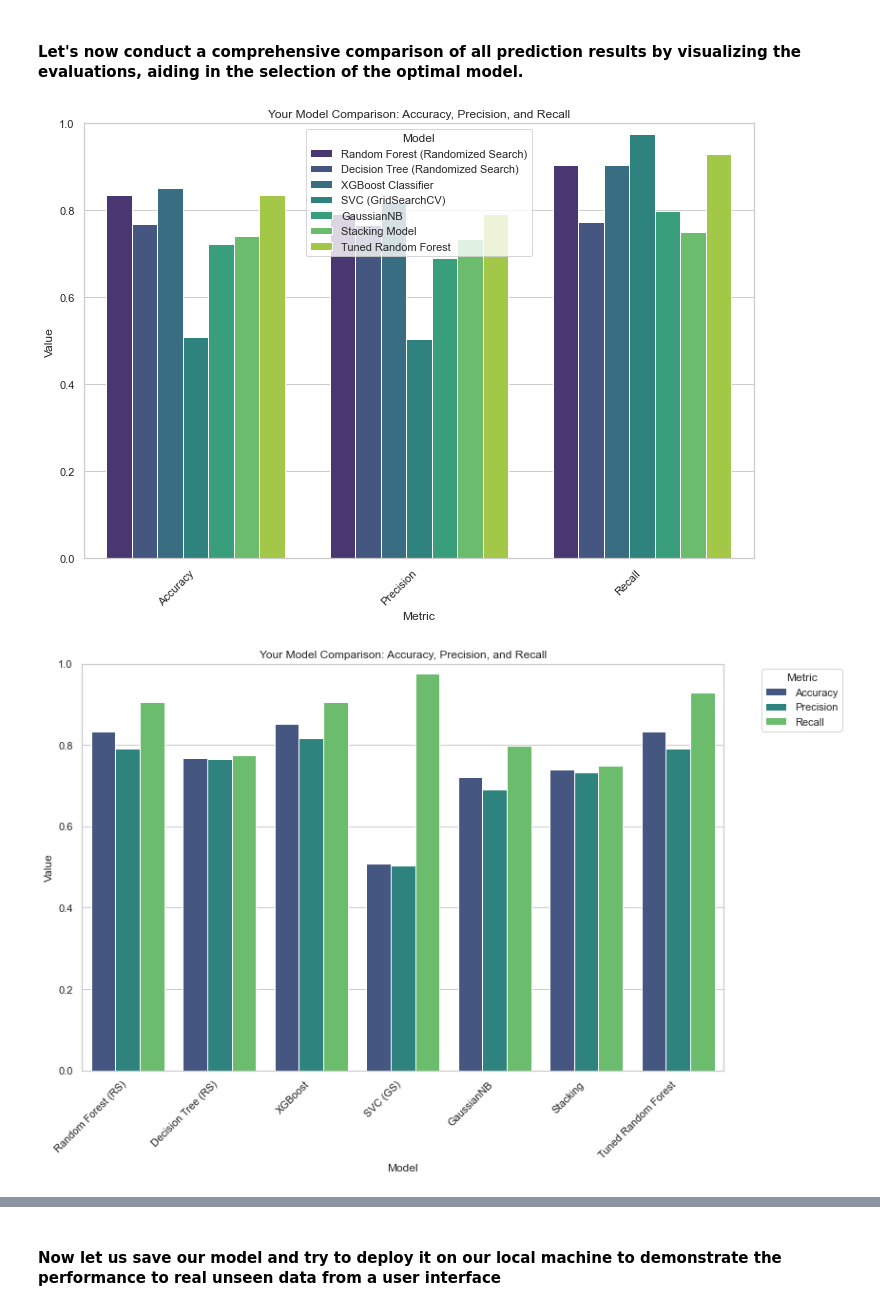
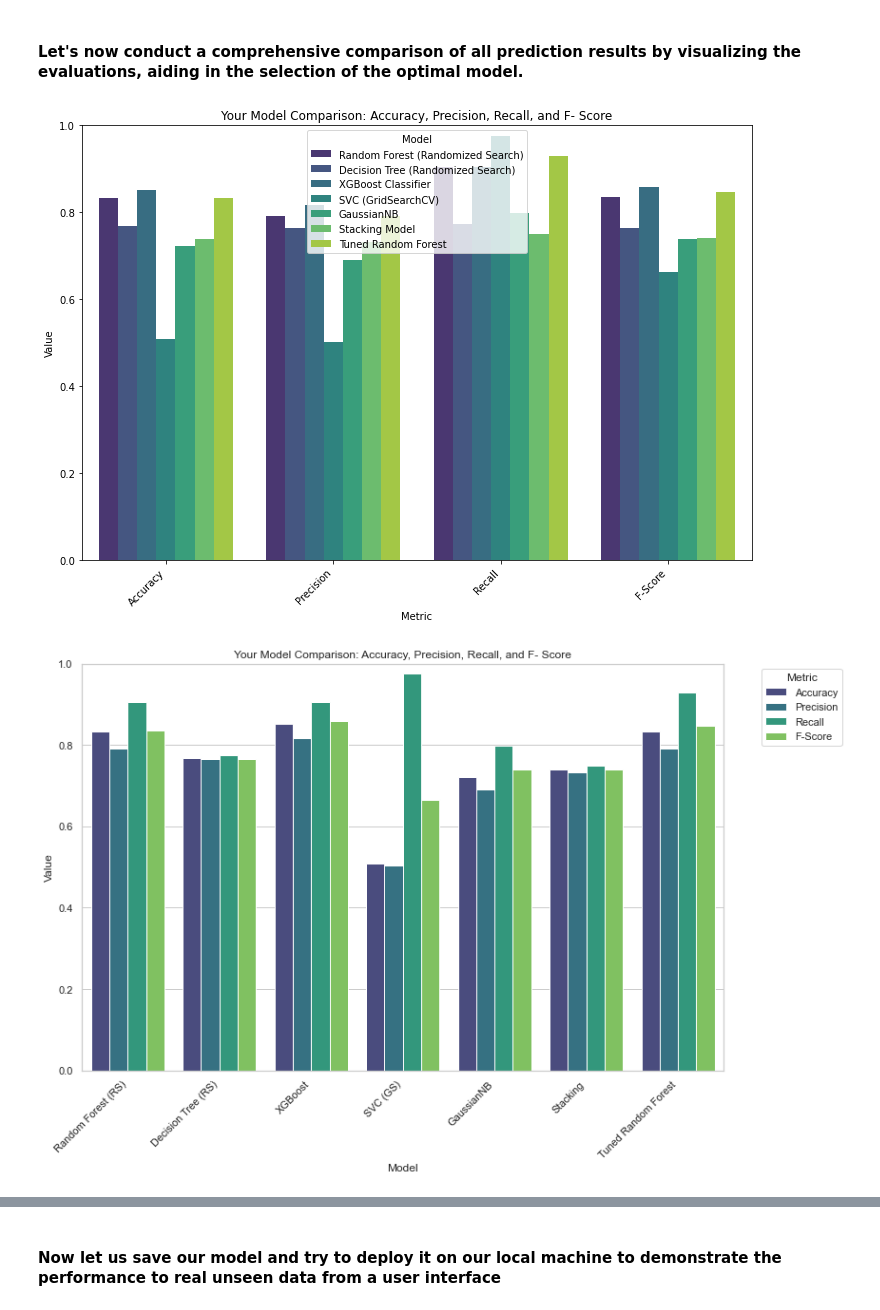
Before and after one commit to Affuya/LHL_CAPSTONE_JASPER, a Jupyter notebook: VERSION_2.ipynb, the cells around one changed output, grey strips where cells are left out. Drawn from its saved outputs; the diff is of its cells as text; code cells hidden in the pictures.

```diff
--- a/VERSION_2.ipynb
+++ b/VERSION_2.ipynb
@@ -1002,31 +1120,32 @@ This did not perform as well as the others
 # %%
 import matplotlib.pyplot as plt
 import seaborn as sns
 import pandas as pd
 
 # Your results
 your_results = {
     'Model': ['Random Forest (Randomized Search)', 'Decision Tree (Randomized Search)', 'XGBoost Classifier', 'SVC (GridSearchCV)', 'GaussianNB', 'Stacking Model', 'Tuned Random Forest'],
     'Accuracy': [0.834, 0.769, 0.852, 0.509, 0.722, 0.740, 0.834],
     'Precision': [0.792, 0.765, 0.818, 0.503, 0.691, 0.733, 0.792],
-    'Recall': [0.905, 0.774, 0.905, 0.976, 0.798, 0.750, 0.929]
+    'Recall': [0.905, 0.774, 0.905, 0.976, 0.798, 0.750, 0.929],
+    'F-Score': [0.836, 0.765, 0.859, 0.664, 0.740, 0.741, 0.848]
 }
 
 # Create a DataFrame
 your_results_df = pd.DataFrame(your_results)
 
 # Melt the DataFrame for better visualization
 melted_your_results = pd.melt(your_results_df, id_vars='Model', var_name='Metric', value_name='Value')
 
 # Plot using seaborn
 plt.figure(figsize=(12, 8))
 sns.barplot(x='Metric', y='Value', hue='Model', data=melted_your_results, palette='viridis')
-plt.title('Your Model Comparison: Accuracy, Precision, and Recall')
+plt.title('Your Model Comparison: Accuracy, Precision, Recall, and F- Score')
 plt.ylim(0, 1)  # Set y-axis limit to better compare values
 plt.xticks(rotation=45, ha='right')  # Rotate x-axis labels for better readability
 plt.show()
 # %% [output]
-[figure, old version]
+[figure, new version]
 # %%
 import matplotlib.pyplot as plt
 import pandas as pd
@@ -1037,7 +1156,8 @@ your_results = {
     'Model': ['Random Forest (RS)', 'Decision Tree (RS)', 'XGBoost', 'SVC (GS)', 'GaussianNB', 'Stacking', 'Tuned Random Forest'],
     'Accuracy': [0.834, 0.769, 0.852, 0.509, 0.722, 0.740, 0.834],
     'Precision': [0.792, 0.765, 0.818, 0.503, 0.691, 0.733, 0.792],
-    'Recall': [0.905, 0.774, 0.905, 0.976, 0.798, 0.750, 0.929]
+    'Recall': [0.905, 0.774, 0.905, 0.976, 0.798, 0.750, 0.929],
+    'F-Score': [0.836, 0.765, 0.859, 0.664, 0.740, 0.741, 0.848]
 }
 
 # Create a DataFrame
@@ -1052,11 +1172,11 @@ sns.set_theme(style="whitegrid")
 ax = sns.barplot(x='Model', y='Value', hue='Metric', data=melted_your_results, palette='viridis')
 
 # Beautify the plot
-plt.title('Your Model Comparison: Accuracy, Precision, and Recall')
+plt.title('Your Model Comparison: Accuracy, Precision, Recall, and F- Score')
 plt.ylim(0, 1)
 plt.xticks(rotation=45, ha='right')
 plt.legend(title='Metric', bbox_to_anchor=(1.05, 1), loc='upper left')
 plt.tight_layout()
 plt.show()
 # %% [output]
-[figure, old version]
+[figure, new version]
```
Also changed, not shown: parts of 37 cells of this notebook, 8 other files.
